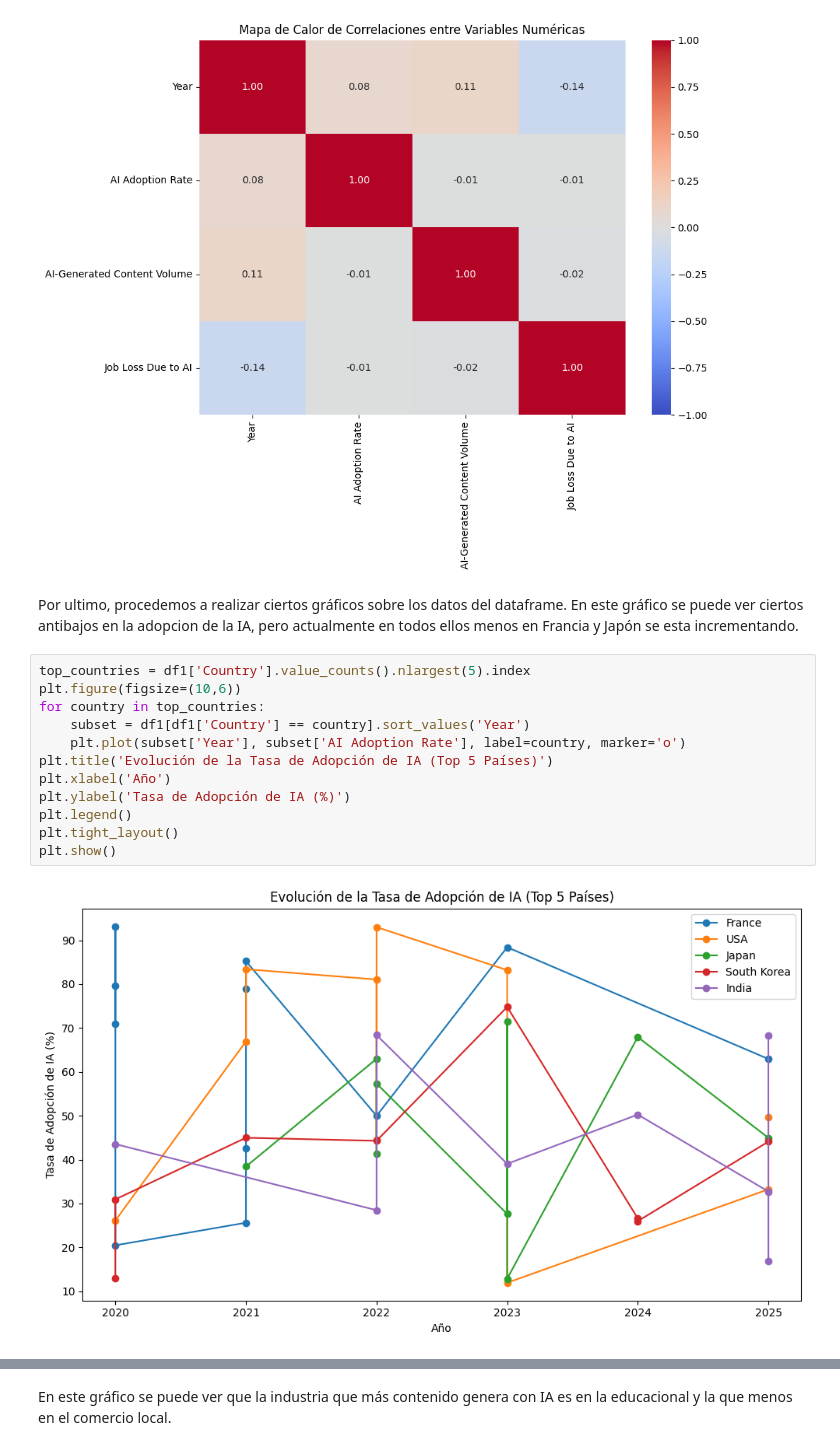
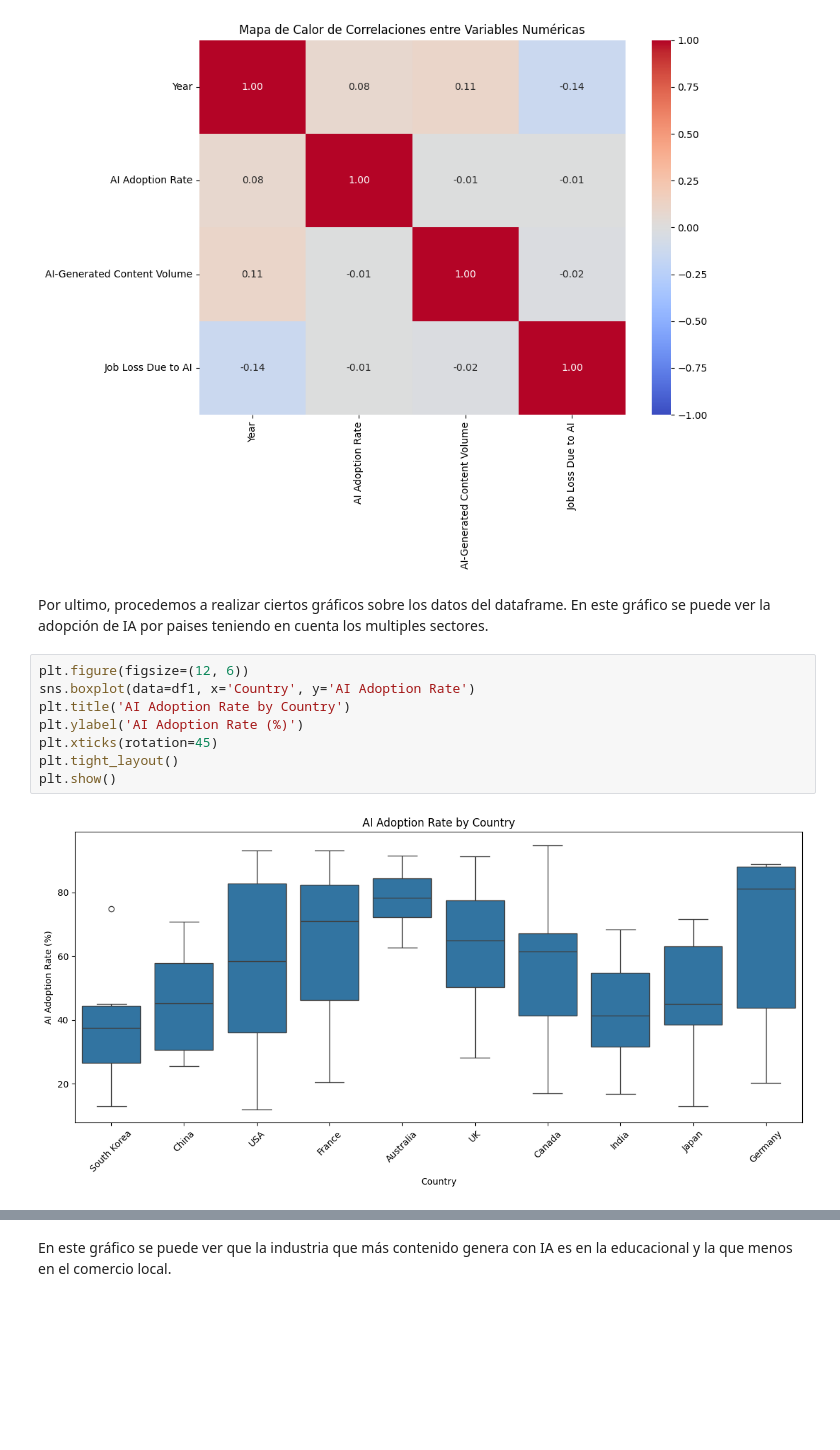
Before and after one commit to inigomurga/analisis-G2, a Jupyter notebook: IA_EDA.ipynb, the cells around one changed output, grey strips where cells are left out. Saved outputs shown, nothing was run; the diff lists cells and outputs as text; blank space fills up the shorter version.

```diff
--- a/IA_EDA.ipynb
+++ b/IA_EDA.ipynb
@@ -228,18 +228,14 @@ plt.show()
 # %% [output]
 [figure]
 # %% [markdown]
-Por ultimo, procedemos a realizar ciertos gráficos sobre los datos del dataframe. En este gráfico se puede ver ciertos antibajos en la adopcion de la IA, pero actualmente en todos ellos menos en Francia y Japón se esta incrementando.
+Por ultimo, procedemos a realizar ciertos gráficos sobre los datos del dataframe. En este gráfico se puede ver la adopción de IA por paises teniendo en cuenta los multiples sectores.
-# %%
-top_countries = df1['Country'].value_counts().nlargest(5).index
-plt.figure(figsize=(10,6))
-for country in top_countries:
-    subset = df1[df1['Country'] == country].sort_values('Year')
-    plt.plot(subset['Year'], subset['AI Adoption Rate'], label=country, marker='o')
-plt.title('Evolución de la Tasa de Adopción de IA (Top 5 Países)')
-plt.xlabel('Año')
-plt.ylabel('Tasa de Adopción de IA (%)')
-plt.legend()
-plt.tight_layout()
-plt.show()
-# %% [output]
-[figure, removed]
+# %%
+plt.figure(figsize=(12, 6))
+sns.boxplot(data=df1, x='Country', y='AI Adoption Rate')
+plt.title('AI Adoption Rate by Country')
+plt.ylabel('AI Adoption Rate (%)')
+plt.xticks(rotation=45)
+plt.tight_layout()
+plt.show()
+# %% [output]
+[figure, added]
```
Also changed, not shown: parts of 7 cells of this notebook.
